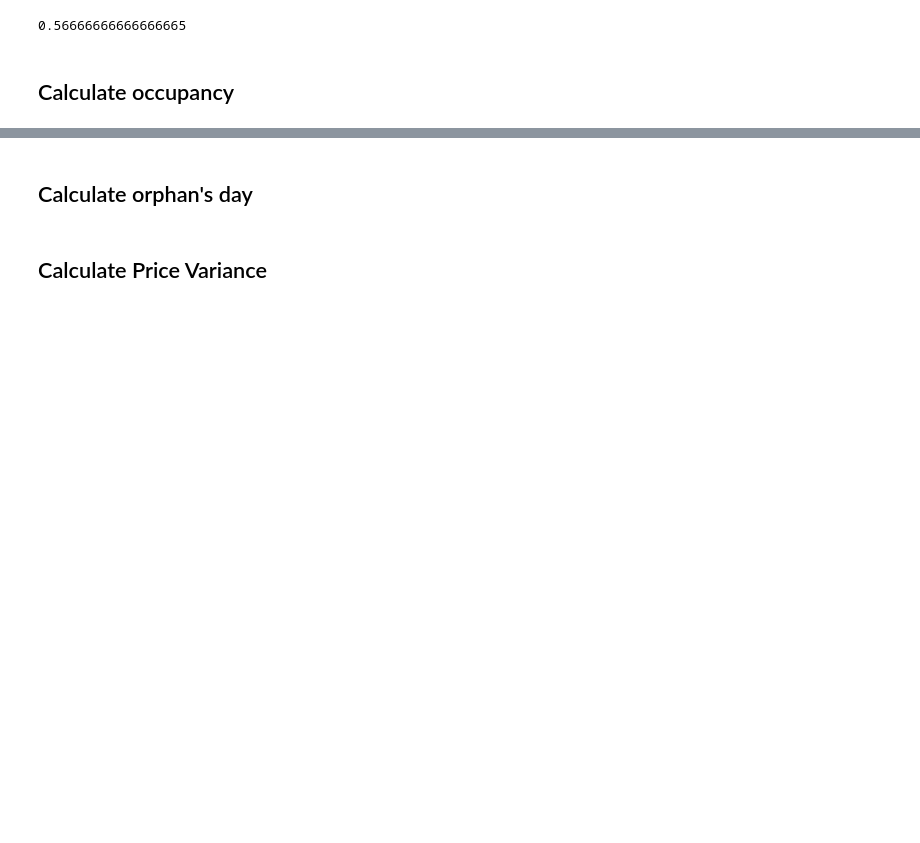
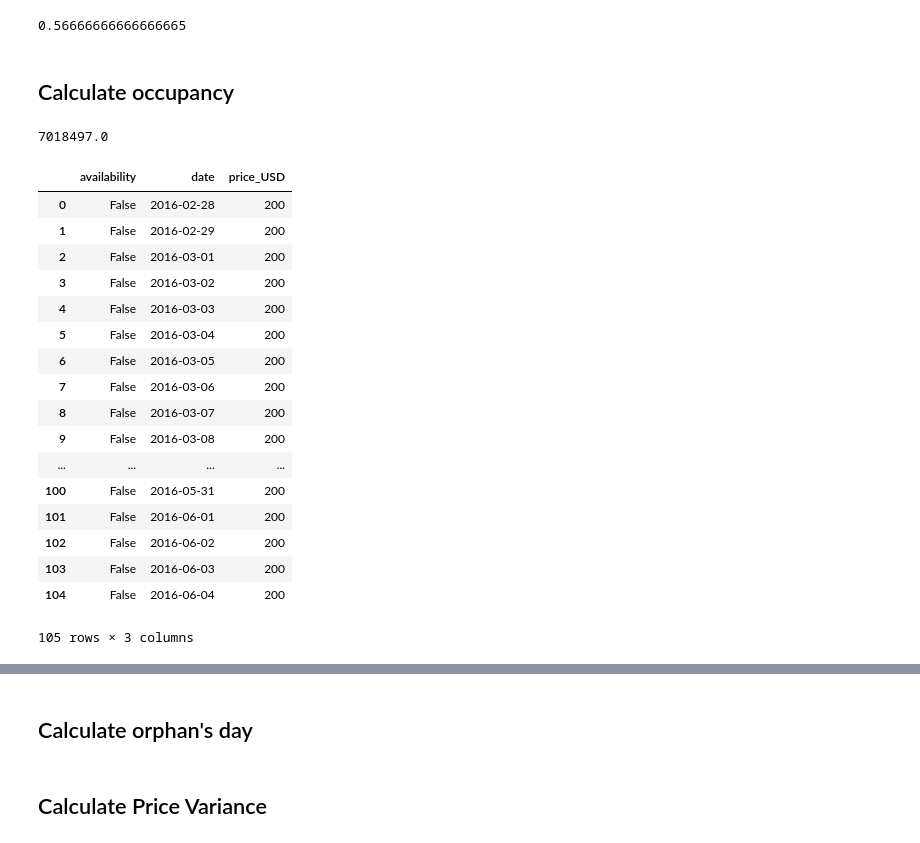
Before and after one commit to Elena-Zhao/AirbnbNegotiate, a Jupyter notebook: notebook.ipynb, the cells around one changed output, grey strips where cells are left out. Cells and saved outputs as stored; diff of their text form; code cells hidden in the pictures; blank space fills up the shorter version.

```diff
--- a/notebook.ipynb
+++ b/notebook.ipynb
@@ -147,3 +145,28 @@ cal_occupancy_1m(parsed_calendars.values()[2]['availability'])
 # %%
 df_calendar['occupancy_1m'] = [cal_occupancy(i['availability'], 30) for i in parsed_calendars.values()]
 df_calendar['occupancy_3m'] = [cal_occupancy(i['availability'], 90) for i in parsed_calendars.values()]
+# %%
+parsed_calendars.keys()[0]
+# %% [output]
+7018497.0
+# %%
+parsed_calendars.values()[0]
+# %% [output]
+|  | availability | date | price_USD |
+| 0 | False | 2016-02-28 | 200 |
+| 1 | False | 2016-02-29 | 200 |
+| 2 | False | 2016-03-01 | 200 |
+| 3 | False | 2016-03-02 | 200 |
+| 4 | False | 2016-03-03 | 200 |
+| 5 | False | 2016-03-04 | 200 |
+| 6 | False | 2016-03-05 | 200 |
+| 7 | False | 2016-03-06 | 200 |
+| 8 | False | 2016-03-07 | 200 |
+| 9 | False | 2016-03-08 | 200 |
+| ... | ... | ... | ... |
+| 100 | False | 2016-05-31 | 200 |
+| 101 | False | 2016-06-01 | 200 |
+| 102 | False | 2016-06-02 | 200 |
+| 103 | False | 2016-06-03 | 200 |
+| 104 | False | 2016-06-04 | 200 |
+105 rows × 3 columns
```
Also changed, not shown: parts of 19 cells of this notebook, 2 other files.
